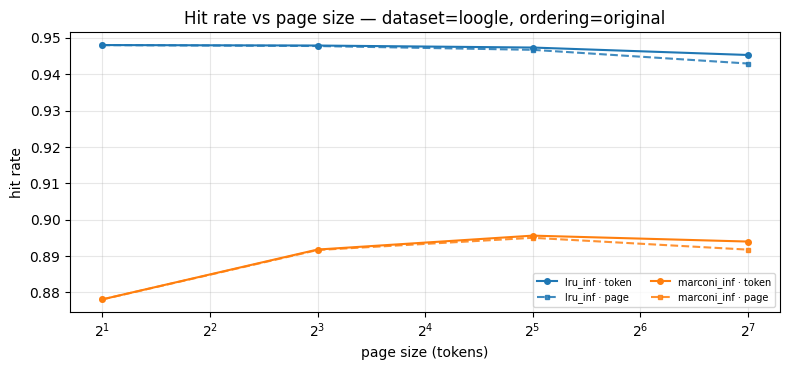
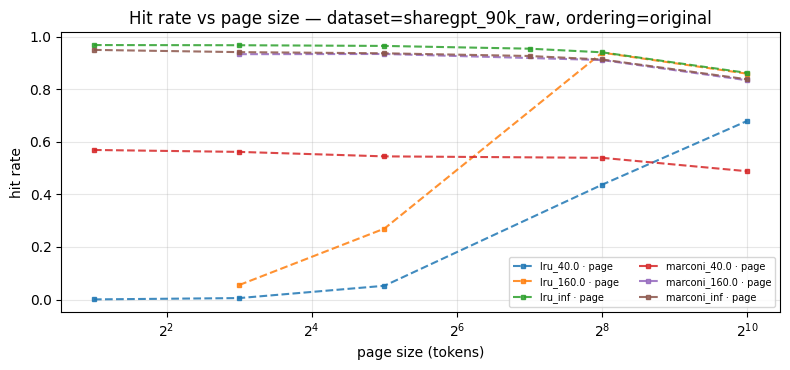
The notebook cell's code change between the first figure and the second:
--- before
+++ after
@@ -8,4 +8,6 @@
     df_ps = df_ps.copy()
     df_ps["page_size"] = pd.to_numeric(df_ps["page_size"], errors="coerce")
+    # df_ps = df_ps[df_ps["capacity_spec"] == "inf"]
+
     df_ps = df_ps.dropna(subset=["page_size"]).sort_values("page_size")
 
@@ -26,16 +28,18 @@
             for strat in strategies:
                 for cap in capacity:
+                    if cap not in ["inf", float("inf"), 40, 160]:
+                        continue
                     g = sub[sub["strategy"] == strat]
                     g = g[g["capacity_spec"] == cap].sort_values("page_size")
                     c = cmap(colj % 10)
                     colj = colj + 1
-                    ax.plot(
-                        g["page_size"],
-                        g["token_level_hit_rate"],
-                        "o-",
-                        color=c,
-                        label=f"{strat}_{cap} · token",
-                        ms=4,
-                    )
+                    # ax.plot(
+                    #     g["page_size"],
+                    #     g["token_level_hit_rate"],
+                    #     "o-",
+                    #     color=c,
+                    #     label=f"{strat}_{cap} · token",
+                    #     ms=4,
+                    # )
                     ax.plot(
                         g["page_size"],

Commit: backup